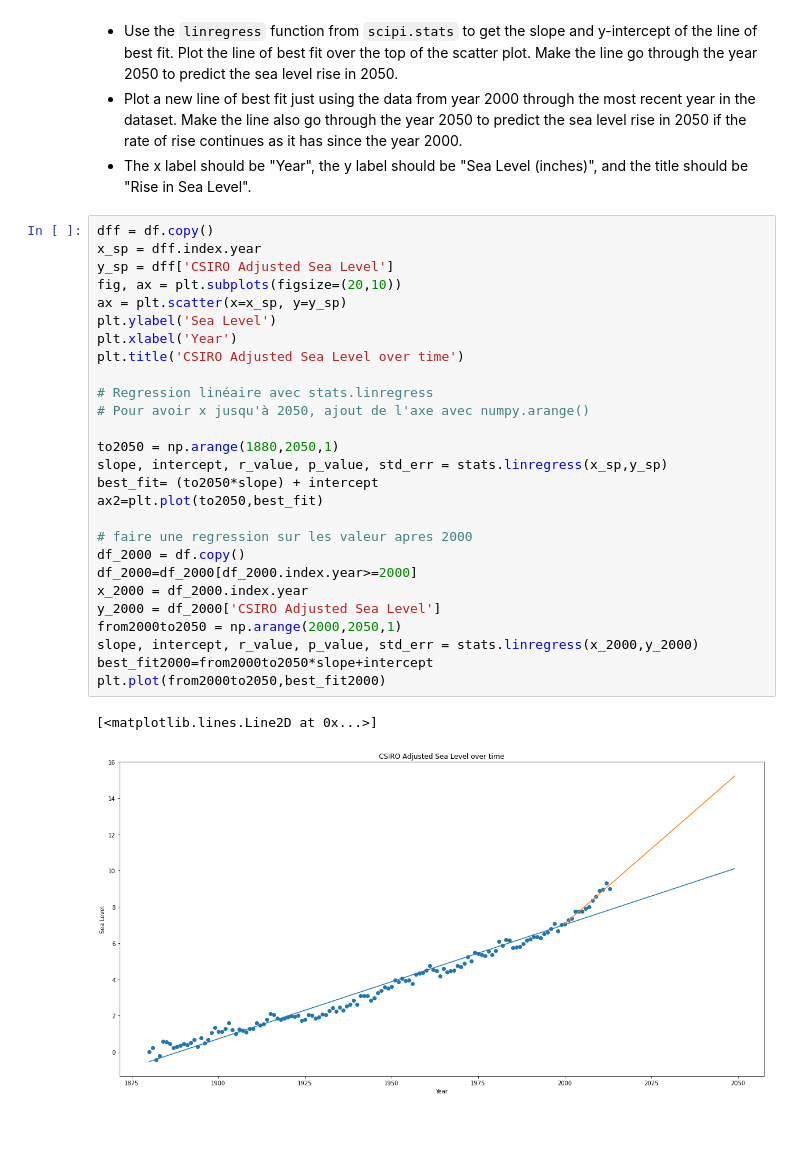
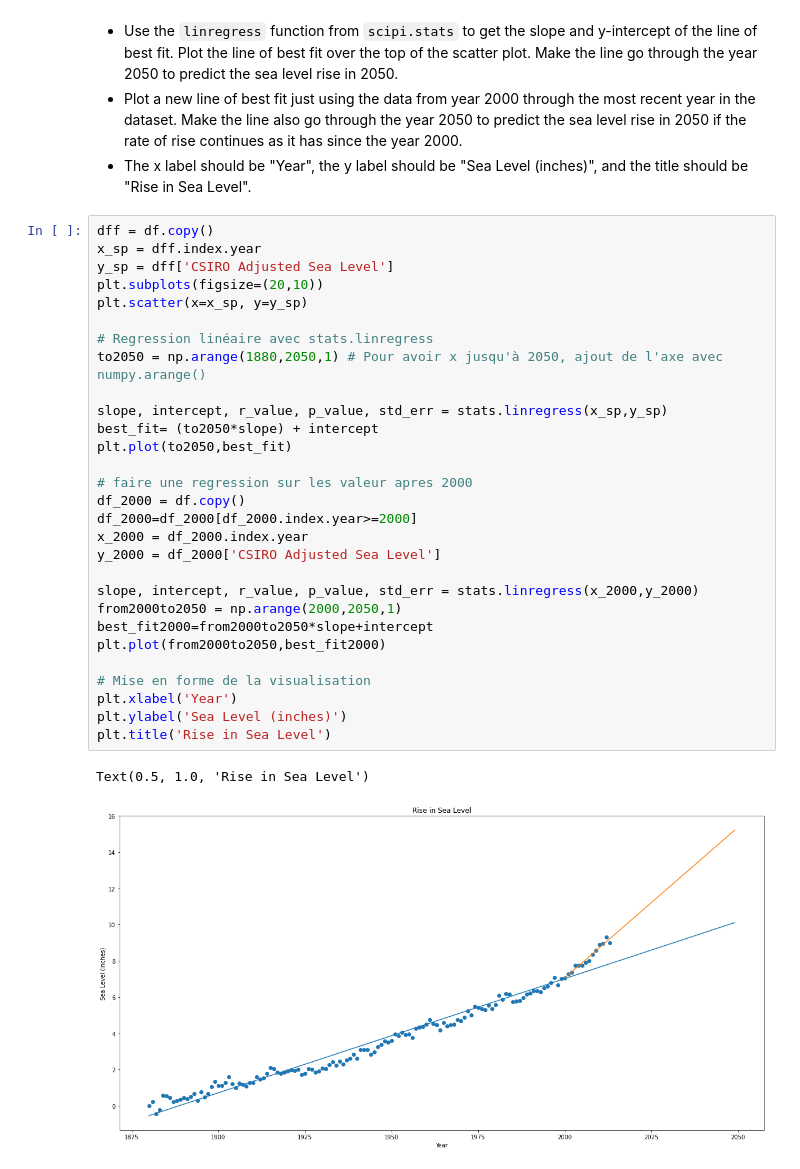
Before and after one commit to lucasperretdev/freeCodeCamp_data-analysis-with-Python, a Jupyter notebook: sea-level-predictor/sea-level-predictor.ipynb, the cells around one changed output. Saved outputs shown, nothing was run; the diff lists cells and outputs as text; blank space fills up the shorter version.

Commit message:
mise en forme

```diff
--- a/sea-level-predictor/sea-level-predictor.ipynb
+++ b/sea-level-predictor/sea-level-predictor.ipynb
@@ -34,30 +34,32 @@ df.head()
 # %%
 dff = df.copy()
 x_sp = dff.index.year
 y_sp = dff['CSIRO Adjusted Sea Level']
-fig, ax = plt.subplots(figsize=(20,10))
-ax = plt.scatter(x=x_sp, y=y_sp)
-plt.ylabel('Sea Level')
-plt.xlabel('Year')
-plt.title('CSIRO Adjusted Sea Level over time')
+plt.subplots(figsize=(20,10))
+plt.scatter(x=x_sp, y=y_sp)
 
 # Regression linéaire avec stats.linregress
-# Pour avoir x jusqu'à 2050, ajout de l'axe avec numpy.arange()
+to2050 = np.arange(1880,2050,1) # Pour avoir x jusqu'à 2050, ajout de l'axe avec numpy.arange()
 
-to2050 = np.arange(1880,2050,1)
 slope, intercept, r_value, p_value, std_err = stats.linregress(x_sp,y_sp)
 best_fit= (to2050*slope) + intercept
-ax2=plt.plot(to2050,best_fit)
+plt.plot(to2050,best_fit)
 
 # faire une regression sur les valeur apres 2000
 df_2000 = df.copy()
 df_2000=df_2000[df_2000.index.year>=2000]
 x_2000 = df_2000.index.year
 y_2000 = df_2000['CSIRO Adjusted Sea Level']
+
+slope, intercept, r_value, p_value, std_err = stats.linregress(x_2000,y_2000)
 from2000to2050 = np.arange(2000,2050,1)
-slope, intercept, r_value, p_value, std_err = stats.linregress(x_2000,y_2000)
 best_fit2000=from2000to2050*slope+intercept
 plt.plot(from2000to2050,best_fit2000)
+
+# Mise en forme de la visualisation
+plt.xlabel('Year')
+plt.ylabel('Sea Level (inches)')
+plt.title('Rise in Sea Level')
 # %% [output]
-[<matplotlib.lines.Line2D at 0x...>]
+Text(0.5, 1.0, 'Rise in Sea Level')
-[figure, old version]
+[figure, new version]
```
Also changed, not shown: 1 other file.
